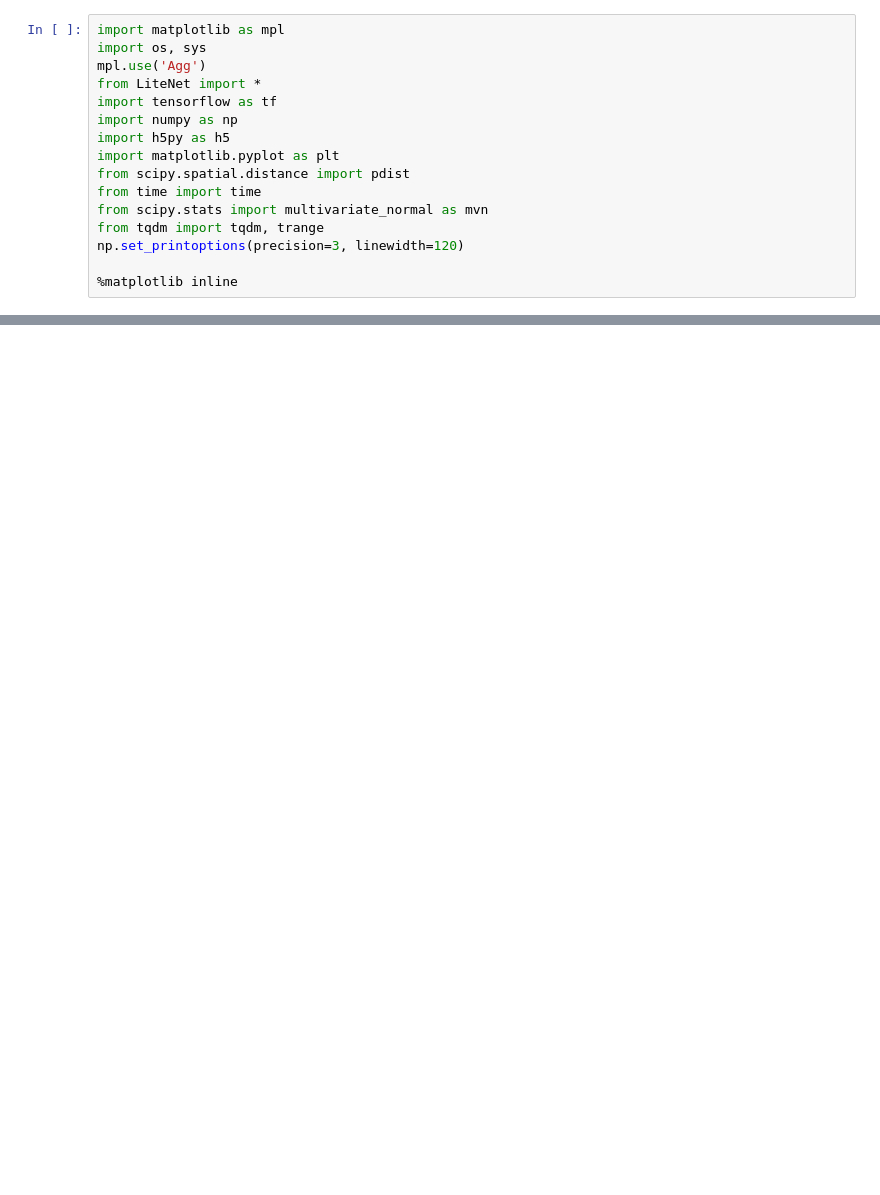
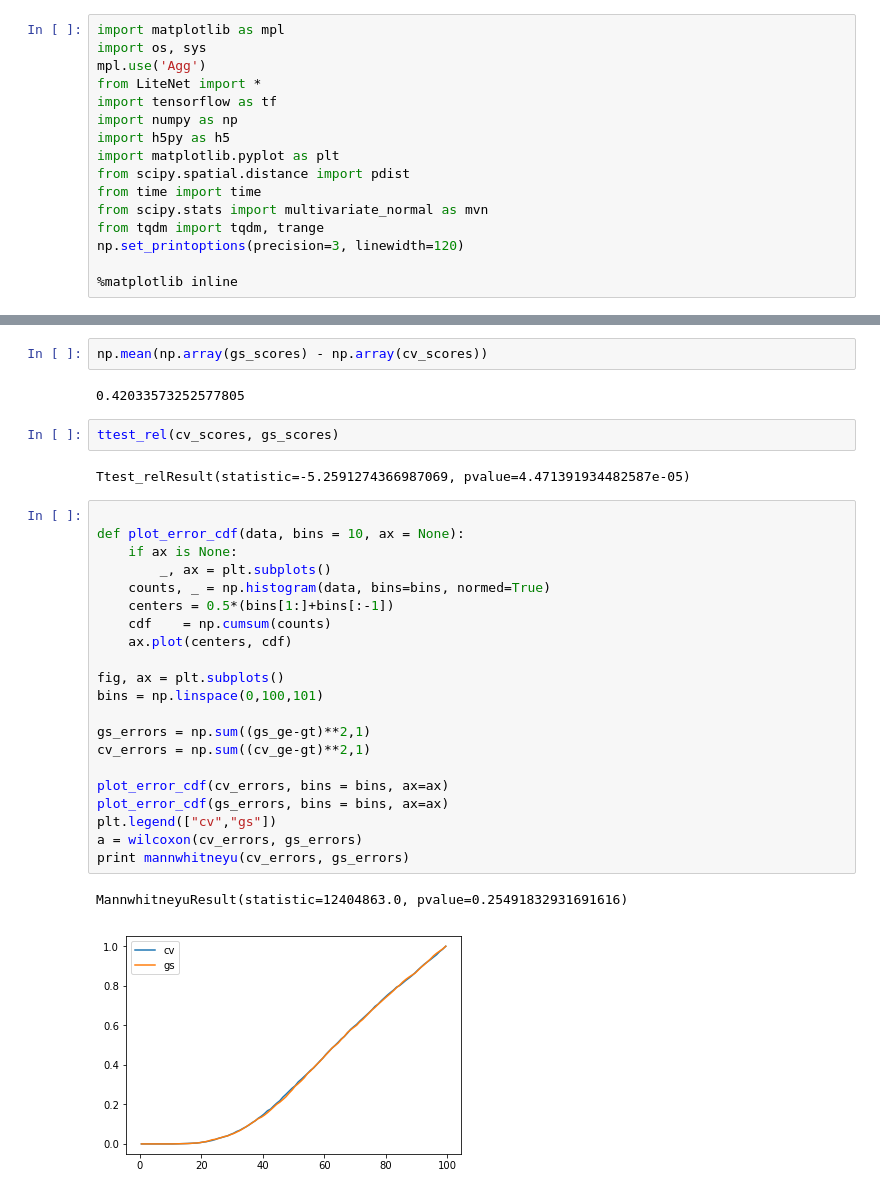
Before and after one commit to kevin-w-li/deep-kexpfam, a Jupyter notebook: Ring_Gaussian_kernel_param_optimise.ipynb, the cells around one changed output, grey strips where cells are left out. Cells and saved outputs as stored; diff of their text form; blank space fills up the shorter version.

```diff
--- a/Ring_Gaussian_kernel_param_optimise.ipynb
+++ b/Ring_Gaussian_kernel_param_optimise.ipynb
@@ -396,0 +319,32 @@ plt.plot(X[best_ind[0]], Y[best_ind[1]], 'x', markersize=15, mew=3)
+# %%
+np.mean(np.array(gs_scores) - np.array(cv_scores))
+# %% [output]
+0.42033573252577805
+# %%
+ttest_rel(cv_scores, gs_scores)
+# %% [output]
+Ttest_relResult(statistic=-5.2591274366987069, pvalue=4.471391934482587e-05)
+# %%
+
+def plot_error_cdf(data, bins = 10, ax = None):
+    if ax is None:
+        _, ax = plt.subplots()
+    counts, _ = np.histogram(data, bins=bins, normed=True)
+    centers = 0.5*(bins[1:]+bins[:-1])
+    cdf    = np.cumsum(counts)
+    ax.plot(centers, cdf)
+
+fig, ax = plt.subplots()
+bins = np.linspace(0,100,101)
+
+gs_errors = np.sum((gs_ge-gt)**2,1)
+cv_errors = np.sum((cv_ge-gt)**2,1)
+
+plot_error_cdf(cv_errors, bins = bins, ax=ax)
+plot_error_cdf(gs_errors, bins = bins, ax=ax)
+plt.legend(["cv","gs"])
+a = wilcoxon(cv_errors, gs_errors)
+print mannwhitneyu(cv_errors, gs_errors)
+# %% [output]
+MannwhitneyuResult(statistic=12404863.0, pvalue=0.25491832931691616)
+[figure, added]
```
Also changed, not shown: parts of 37 cells of this notebook, 3 other files.
